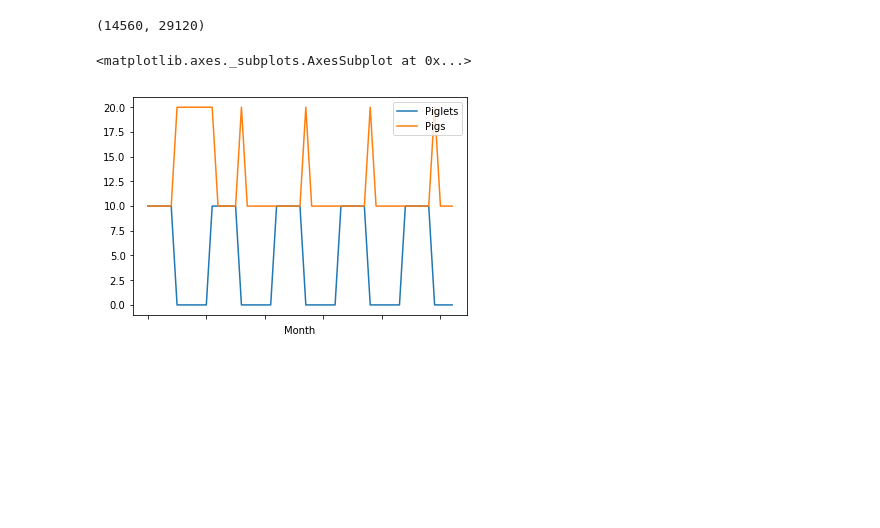
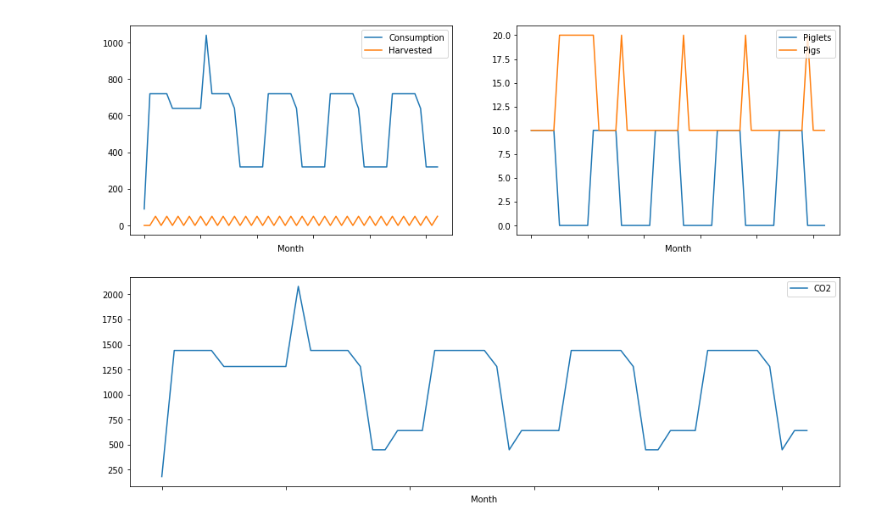
Before and after one commit to krsvendsen/GL_simulering, a Jupyter notebook: simulering.ipynb, the cells around one changed output. Cells and saved outputs as stored; diff of their text form; code cells hidden in the pictures; blank space fills up the shorter version.

```diff
--- a/simulering.ipynb
+++ b/simulering.ipynb
@@ -106 +231,29 @@ class Piggery:
+# %%
+###############Settings####################
+### Date settings ###
+startdate = '01Jan2019'    # Start date as a string
+stopdate = '01Jan2020'     # End date as a string
+simulationInterval = 7     # Number of days per simulation point
+
+### Food ###
+startingInsectFood = 11    # Amount of insect food at day 0
+startingLegacyFood = 40    # Amount of legacy food at day 0
+percentInsect = 0.6        # Percent insects mixed in the food
+legacyFillUpAmount = 30    # Amount of legacy food filled up at refill
+legacyRefillFrequency = 7  # The frequency of legacy food refill in days
+
+### Insect farm ###
+sqrMeter=10                # Sqrmeters where insects are farmed
+insectType='larve'         # Type of insect farmed
+
+#### Piggery ###
+startNoPiglets=10          # Number of piglets at day 0
+startNoPigs=10             # Number of pigs at day 0
+pigletNutritionNeeds=5     # Piglets nutrition needs
+pigNutritionNeeds=4        # Pigs nutrition needs
+gestationTime=115          # Frequency of gestation (115 days(gestation) + 4.5 weeks(baby))
+pigletTime = 32            # Time piglets need to grow to become pigs
+litters = 2                # Amount of pigs producing piglets (presumed to be out of sync litters)
+sellFrequency=84           # Time pigs need to be fed before they are sold
+###########################################
 # %%
@@ -161,3 +295,0 @@ df
-# %%
-sns.set()
-df.plot(kind='bar', stacked=False)
@@ -350,9 +296,16 @@ df
-# %%
-eaten
-# %% [output]
-(14560, 29120)
-# %%
-df[['Piglets', 'Pigs']].plot()
-# %% [output]
-<matplotlib.axes._subplots.AxesSubplot at 0x...>
-[figure, removed]
+# %%
+# Create 2x2 sub plots
+gs = gridspec.GridSpec(2, 2)
+
+plt.figure(figsize=(15,10));
+#plt.figure()
+ax = plt.subplot(gs[0, 0]) # row 0, col 0
+df[['Consumption','Harvested']].plot(ax=ax);
+
+ax = plt.subplot(gs[0, 1]) # row 0, col 1
+df[['Piglets', 'Pigs']].plot(ax=ax);
+
+ax = plt.subplot(gs[1, :]) # row 1, span all columns
+df[['CO2']].plot(ax=ax);
+# %% [output]
+[figure, added]
```
Also changed, not shown: parts of 13 cells of this notebook.
